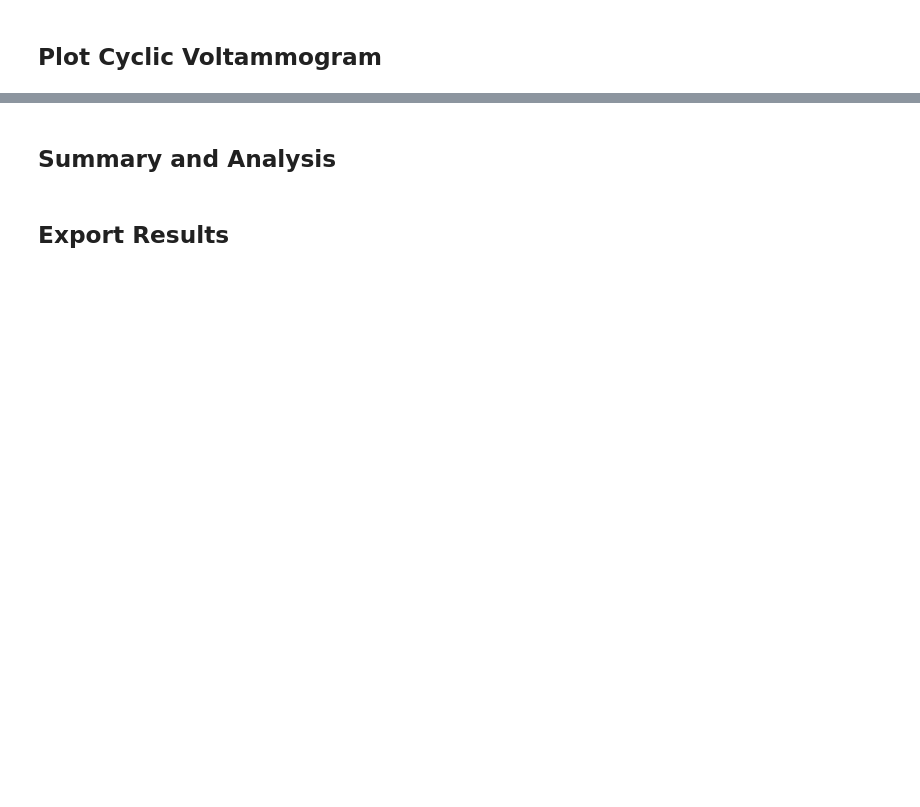
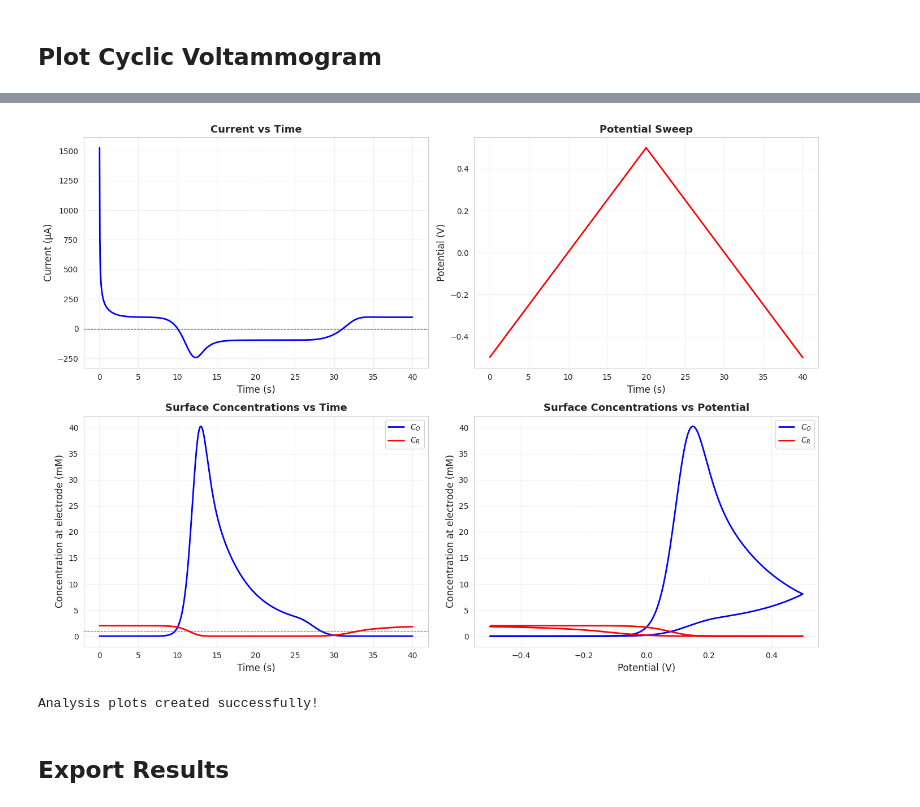
Before and after one commit to mfjimenezmoreno/CV_ML, a Jupyter notebook: cyclic_voltammetry_demo.ipynb, the cells around one changed output, grey strips where cells are left out. Drawn from its saved outputs; the diff is of its cells as text; code cells hidden in the pictures; blank space fills up the shorter version.

```diff
--- a/cyclic_voltammetry_demo.ipynb
+++ b/cyclic_voltammetry_demo.ipynb
@@ -195,11 +191,0 @@ print("Variational problem set up")
-# %%
-# Locate boundary DOFs
-def boundary_bulk(x):
-    """Identify the bulk boundary (x = L)"""
-    return np.isclose(x[0], L)
-
-# Create Dirichlet BC for bulk concentration
-boundary_dofs = fem.locate_dofs_geometrical(V, boundary_bulk)
-bc_bulk = fem.dirichletbc(PETSc.ScalarType(C_O_bulk), boundary_dofs, V)
-
-print(f"Boundary conditions defined ({len(boundary_dofs)} DOFs constrained)")
@@ -331,41 +479,47 @@ print("\nCyclic voltammogram plotted successfully!")
 # %%
 # Create a figure with multiple subplots
 fig, axes = plt.subplots(2, 2, figsize=(14, 10))
 
 # Plot 1: Current vs Time
 axes[0, 0].plot(times, currents, 'b-', linewidth=2)
 axes[0, 0].set_xlabel('Time (s)', fontsize=12)
 axes[0, 0].set_ylabel('Current (μA)', fontsize=12)
 axes[0, 0].set_title('Current vs Time', fontsize=13, fontweight='bold')
 axes[0, 0].grid(True, alpha=0.3)
 axes[0, 0].axhline(y=0, color='k', linestyle='--', linewidth=0.8)
 
 # Plot 2: Potential vs Time
 axes[0, 1].plot(times, potentials, 'r-', linewidth=2)
 axes[0, 1].set_xlabel('Time (s)', fontsize=12)
 axes[0, 1].set_ylabel('Potential (V)', fontsize=12)
 axes[0, 1].set_title('Potential Sweep', fontsize=13, fontweight='bold')
 axes[0, 1].grid(True, alpha=0.3)
 
-# Plot 3: Surface Concentration vs Time
-axes[1, 0].plot(times, concentrations_at_electrode, 'g-', linewidth=2)
+# Plot 3: Surface Concentrations vs Time
+axes[1, 0].plot(times, concentrations_O_electrode, 'b-', linewidth=2, label='$C_O$')
+axes[1, 0].plot(times, concentrations_R_electrode, 'r-', linewidth=2, label='$C_R$')
 axes[1, 0].set_xlabel('Time (s)', fontsize=12)
-axes[1, 0].set_ylabel('C_O at electrode (mM)', fontsize=12)
-axes[1, 0].set_title('Surface Concentration vs Time', fontsize=13, fontweight='bold')
+axes[1, 0].set_ylabel('Concentration at electrode (mM)', fontsize=12)
+axes[1, 0].set_title('Surface Concentrations vs Time', fontsize=13, fontweight='bold')
 axes[1, 0].grid(True, alpha=0.3)
-axes[1, 0].axhline(y=C_O_bulk, color='k', linestyle='--', linewidth=0.8, alpha=0.5)
+axes[1, 0].legend()
+axes[1, 0].axhline(y=C_O_bulk, color='b', linestyle='--', linewidth=0.8, alpha=0.5)
+axes[1, 0].axhline(y=C_R_bulk, color='r', linestyle='--', linewidth=0.8, alpha=0.5)
 
-# Plot 4: Surface Concentration vs Potential
-axes[1, 1].plot(potentials, concentrations_at_electrode, 'm-', linewidth=2)
+# Plot 4: Surface Concentrations vs Potential
+axes[1, 1].plot(potentials, concentrations_O_electrode, 'b-', linewidth=2, label='$C_O$')
+axes[1, 1].plot(potentials, concentrations_R_electrode, 'r-', linewidth=2, label='$C_R$')
 axes[1, 1].set_xlabel('Potential (V)', fontsize=12)
-axes[1, 1].set_ylabel('C_O at electrode (mM)', fontsize=12)
-axes[1, 1].set_title('Surface Concentration vs Potential', fontsize=13, fontweight='bold')
+axes[1, 1].set_ylabel('Concentration at electrode (mM)', fontsize=12)
+axes[1, 1].set_title('Surface Concentrations vs Potential', fontsize=13, fontweight='bold')
 axes[1, 1].grid(True, alpha=0.3)
+axes[1, 1].legend()
 
 plt.tight_layout()
 plt.savefig('cv_analysis_plots.png', dpi=300, bbox_inches='tight')
 plt.show()
 
 print("\nAnalysis plots created successfully!")
+# %% [output]
+[figure, added]
+Analysis plots created successfully!
-# %% [markdown]
-## Summary and Analysis
```
Also changed, not shown: parts of 24 cells of this notebook, 1 other file.
